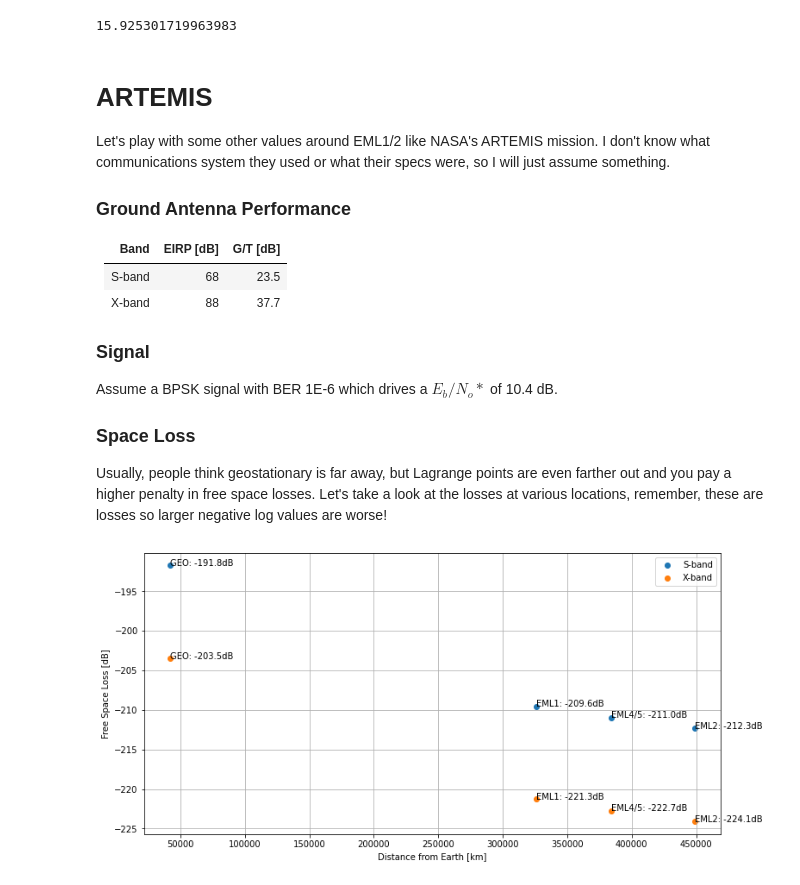
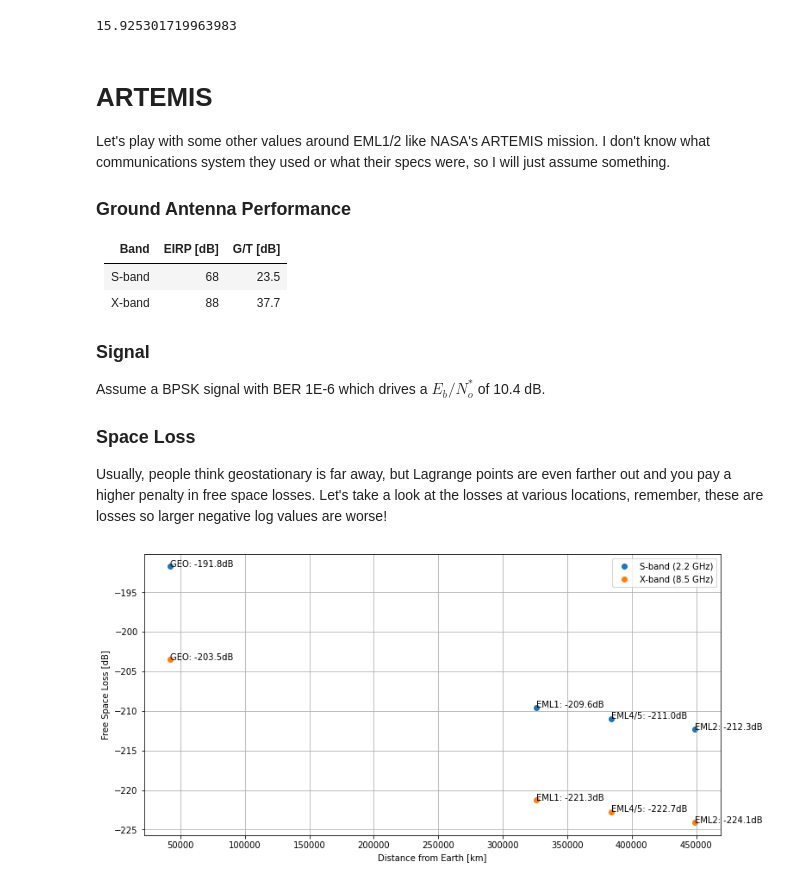
Before and after one commit to walchko/bearsnacks, a Jupyter notebook: space/draft/comm/comm-firesat.ipynb, the cells around one changed output. Cells and saved outputs as stored; diff of their text form; code cells hidden in the pictures.

```diff
--- a/space/draft/comm/comm-firesat.ipynb
+++ b/space/draft/comm/comm-firesat.ipynb
@@ -232,7 +232,7 @@ Let's play with some other values around EML1/2 like NASA's ARTEMIS mission. I d
 
 ### Signal
 
-Assume a BPSK signal with BER 1E-6 which drives a $E_b/N_o*$ of 10.4 dB.
+Assume a BPSK signal with BER 1E-6 which drives a $E_b/N_o^*$ of 10.4 dB.
 
 ### Space Loss
 
@@ -240,35 +240,35 @@ Usually, people think geostationary is far away, but Lagrange points are even fa
 # %%
 Sband = 2.2e9   # Hz
 Xband = 8.5e9   # Hz
 
 # Free Space Loss comparison
 GEO = 42164e3 # m
 spLossX = []
 spLossS = []
 LP = np.array([GEO, EML.L1, EML.L2, EML.L5])
 for d in LP:
     l = spaceLoss(Sband, d)
     spLossS.append(l)
 
     l = spaceLoss(Xband, d)
     spLossX.append(l)
 
 LP = LP/1E3
 plt.figure(figsize=(12,6))
-plt.scatter(LP, spLossS,label="S-band")
-plt.scatter(LP, spLossX,label="X-band")
+plt.scatter(LP, spLossS,label=f"S-band ({Sband/1e9} GHz)")
+plt.scatter(LP, spLossX,label=f"X-band ({Xband/1e9} GHz)")
 for i, label in enumerate(["GEO","EML1","EML2","EML4/5"]):
     l = label + f": {spLossS[i]:.1f}dB"
     plt.annotate(l, (LP[i], spLossS[i]))
 
     l = label + f": {spLossX[i]:.1f}dB"
     plt.annotate(l, (LP[i], spLossX[i]))
 
 plt.grid(True)
 plt.legend()
 plt.ylabel("Free Space Loss [dB]")
 plt.xlabel("Distance from Earth [km]");
 # %% [output]
-[figure, old version]
+[figure, new version]
 # %%
 # Assume this
```
Also changed, not shown: parts of 5 cells of this notebook.
